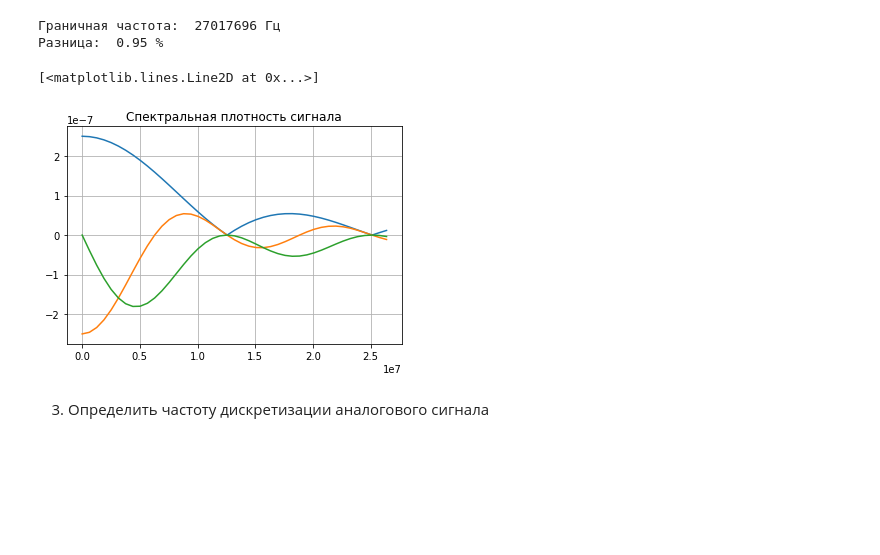
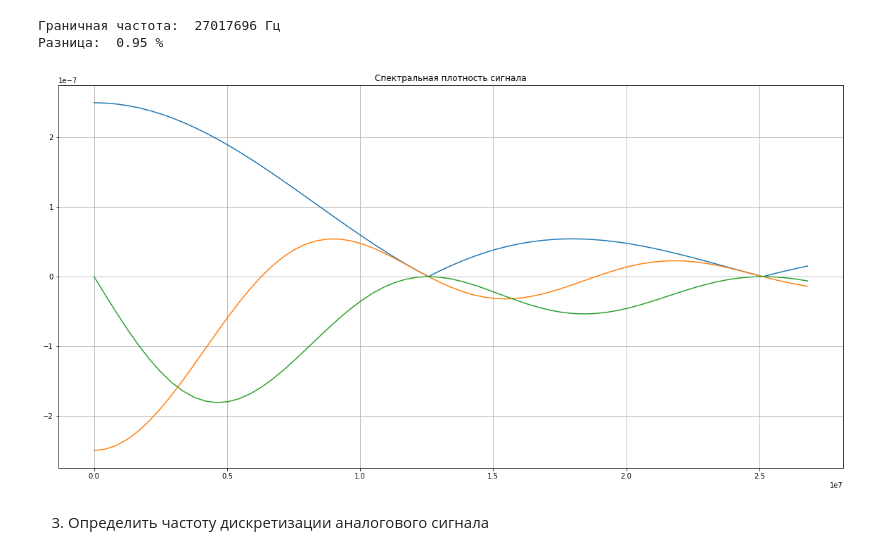
Before and after one commit to hyc1221/--------, a Jupyter notebook: lab1.ipynb, the cells around one changed output. Drawn from its saved outputs; the diff is of its cells as text; code cells hidden in the pictures; blank space fills up the shorter version.

```diff
--- a/lab1.ipynb
+++ b/lab1.ipynb
@@ -66,18 +67,19 @@ print("Граничная частота: ", int(wmax), 'Гц\nРазница: '
 Граничная частота:  27017696 Гц
 Разница:  0.95 %
 # %%
-x = [i for i in np.arange(0, wmax, w1/20)]
+x = [i for i in np.arange(0, wmax, w1/30)]
 y = [Sw(i) for i in x]
 y2 = [Aw(i) for i in x]
 y3 = [Bw(i) for i in x]
+plt.figure(figsize=(20, 10))
 plt.grid(True)
 plt.title("Спектральная плотность сигнала")
 plt.plot(x, y)
 plt.plot(x, y2)
 plt.plot(x, y3)
+plt.show()
 # %% [output]
-[<matplotlib.lines.Line2D at 0x...>]
-[figure, old version]
+[figure, new version]
 # %% [markdown]
 3. Определить частоту дискретизации аналогового сигнала
 # %%
```
Also changed, not shown: parts of 14 cells of this notebook.
